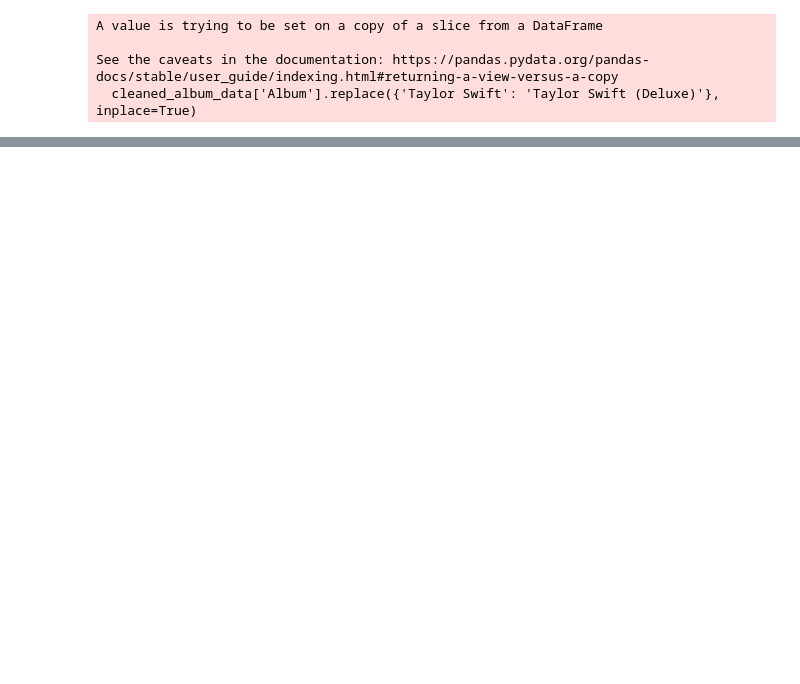
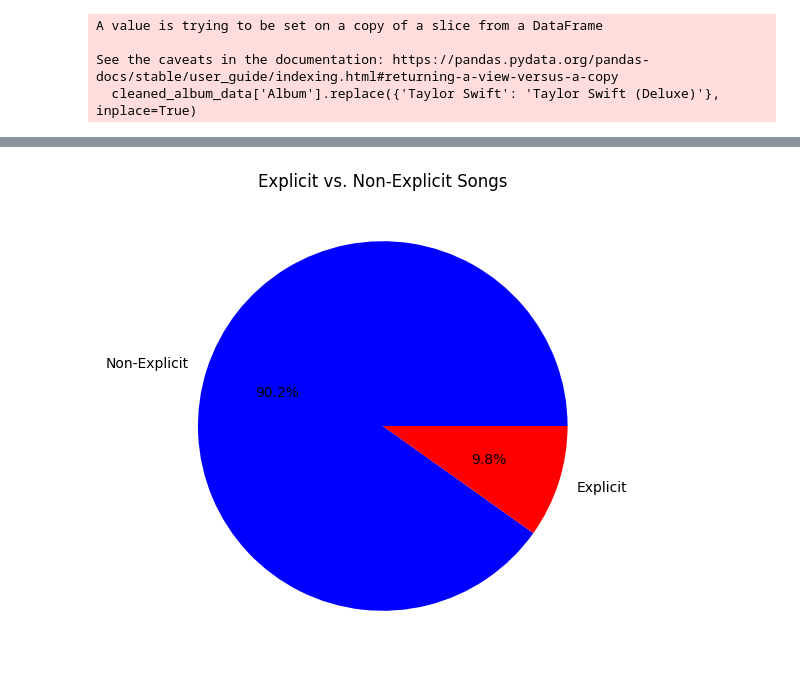
Before and after one commit to jessw00/Data-Analysis-Capstone, a Jupyter notebook: data_analysis.ipynb, the cells around one changed output, grey strips where cells are left out. Saved outputs shown, nothing was run; the diff lists cells and outputs as text; code cells hidden in the pictures; blank space fills up the shorter version.

```diff
--- a/data_analysis.ipynb
+++ b/data_analysis.ipynb
@@ -115,0 +111,16 @@ plt.show()
+# %%
+# Load data
+merged_data = pd.read_csv('data/merged_taylor_data.csv')
+
+# Count the number of True and False values in the "Explicit" column
+explicit_counts = merged_data['Explicit'].value_counts()
+# Map true/false values to explicit/non-explicit
+merged_data['Explicit_Label'] = merged_data['Explicit'].map({True: 'Explicit', False: 'Non-Explicit'})
+
+# Create pie chart
+plt.figure(figsize=(6, 6))
+plt.pie(explicit_counts, labels=['Non-Explicit', 'Explicit'], autopct='%1.1f%%', colors=['blue', 'red'])
+plt.title('Explicit vs. Non-Explicit Songs')
+plt.show()
+# %% [output]
+[figure, added]
```
Also changed, not shown: parts of 1 cell of this notebook.
